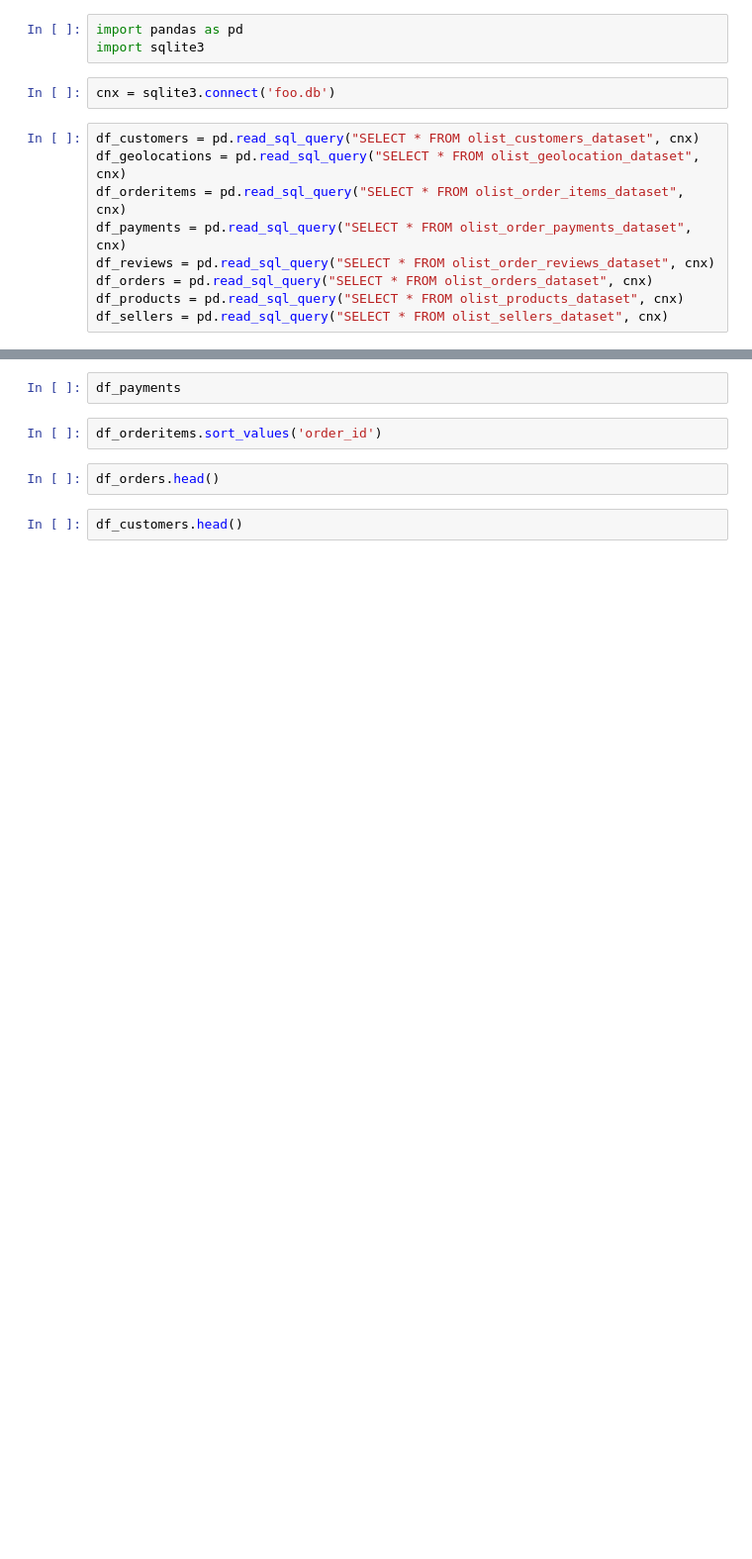
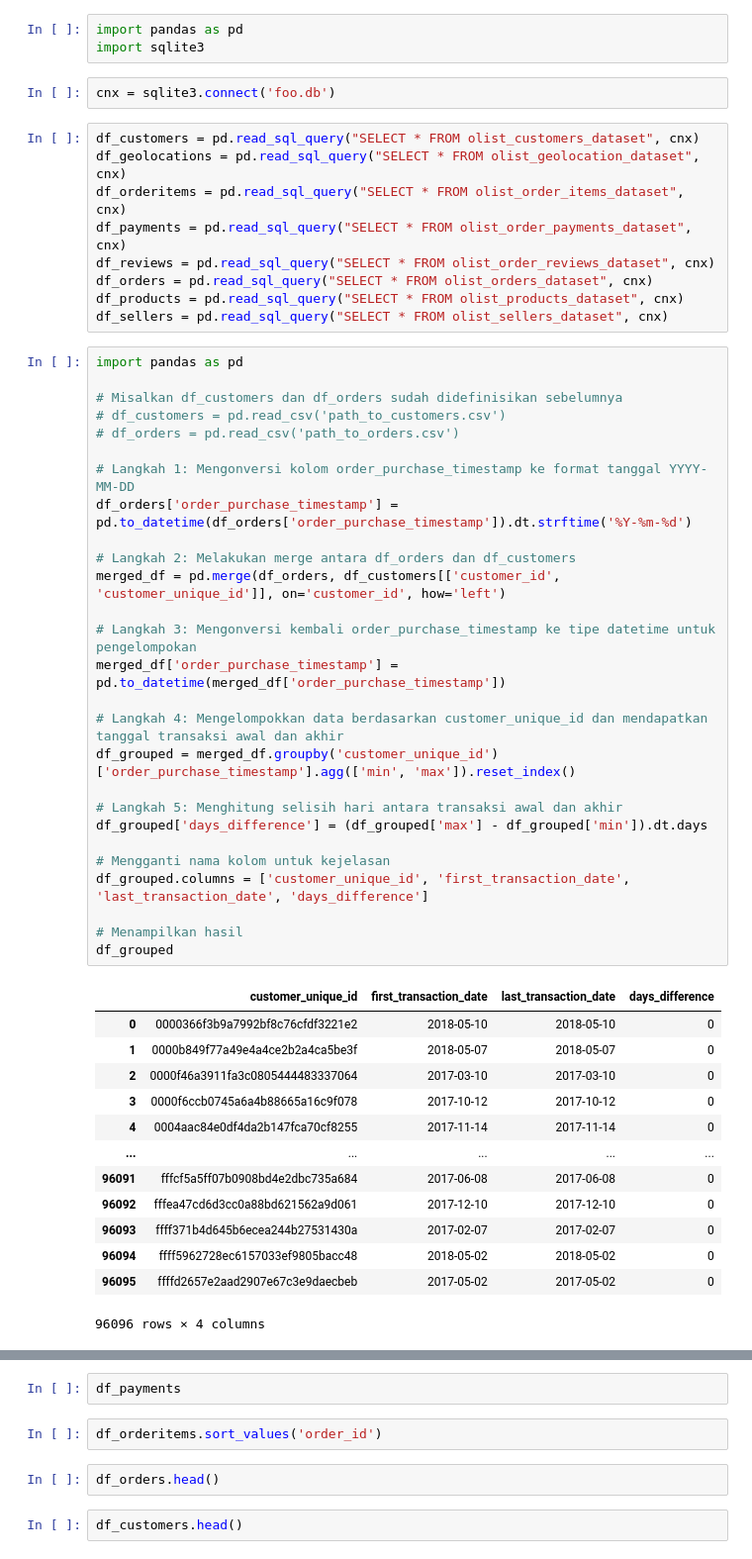
Before and after one commit to BeeGaes/data_grow, a Jupyter notebook: Growia/Modul 9/beginner/beginner.ipynb, the cells around one changed output, grey strips where cells are left out. Shown: that part at 99% size. Cells and saved outputs as stored; diff of their text form; blank space fills up the shorter version.

```diff
--- a/Growia/Modul 9/beginner/beginner.ipynb
+++ b/Growia/Modul 9/beginner/beginner.ipynb
@@ -12,3 +12,44 @@ df_reviews = pd.read_sql_query("SELECT * FROM olist_order_reviews_dataset", cnx)
 df_orders = pd.read_sql_query("SELECT * FROM olist_orders_dataset", cnx)
 df_products = pd.read_sql_query("SELECT * FROM olist_products_dataset", cnx)
 df_sellers = pd.read_sql_query("SELECT * FROM olist_sellers_dataset", cnx)
+# %%
+import pandas as pd
+
+# Misalkan df_customers dan df_orders sudah didefinisikan sebelumnya
+# df_customers = pd.read_csv('path_to_customers.csv')
+# df_orders = pd.read_csv('path_to_orders.csv')
+
+# Langkah 1: Mengonversi kolom order_purchase_timestamp ke format tanggal YYYY-MM-DD
+df_orders['order_purchase_timestamp'] = pd.to_datetime(df_orders['order_purchase_timestamp']).dt.strftime('%Y-%m-%d')
+
+# Langkah 2: Melakukan merge antara df_orders dan df_customers
+merged_df = pd.merge(df_orders, df_customers[['customer_id', 'customer_unique_id']], on='customer_id', how='left')
+
+# Langkah 3: Mengonversi kembali order_purchase_timestamp ke tipe datetime untuk pengelompokan
+merged_df['order_purchase_timestamp'] = pd.to_datetime(merged_df['order_purchase_timestamp'])
+
+# Langkah 4: Mengelompokkan data berdasarkan customer_unique_id dan mendapatkan tanggal transaksi awal dan akhir
+df_grouped = merged_df.groupby('customer_unique_id')['order_purchase_timestamp'].agg(['min', 'max']).reset_index()
+
+# Langkah 5: Menghitung selisih hari antara transaksi awal dan akhir
+df_grouped['days_difference'] = (df_grouped['max'] - df_grouped['min']).dt.days
+
+# Mengganti nama kolom untuk kejelasan
+df_grouped.columns = ['customer_unique_id', 'first_transaction_date', 'last_transaction_date', 'days_difference']
+
+# Menampilkan hasil
+df_grouped
+# %% [output]
+|  | customer_unique_id | first_transaction_date | last_transaction_date | days_difference |
+| 0 | 0000366f3b9a7992bf8c76cfdf3221e2 | 2018-05-10 | 2018-05-10 | 0 |
+| 1 | 0000b849f77a49e4a4ce2b2a4ca5be3f | 2018-05-07 | 2018-05-07 | 0 |
+| 2 | 0000f46a3911fa3c0805444483337064 | 2017-03-10 | 2017-03-10 | 0 |
+| 3 | 0000f6ccb0745a6a4b88665a16c9f078 | 2017-10-12 | 2017-10-12 | 0 |
+| 4 | 0004aac84e0df4da2b147fca70cf8255 | 2017-11-14 | 2017-11-14 | 0 |
+| ... | ... | ... | ... | ... |
+| 96091 | fffcf5a5ff07b0908bd4e2dbc735a684 | 2017-06-08 | 2017-06-08 | 0 |
+| 96092 | fffea47cd6d3cc0a88bd621562a9d061 | 2017-12-10 | 2017-12-10 | 0 |
+| 96093 | ffff371b4d645b6ecea244b27531430a | 2017-02-07 | 2017-02-07 | 0 |
+| 96094 | ffff5962728ec6157033ef9805bacc48 | 2018-05-02 | 2018-05-02 | 0 |
+| 96095 | ffffd2657e2aad2907e67c3e9daecbeb | 2017-05-02 | 2017-05-02 | 0 |
+96096 rows × 4 columns
```
Also changed, not shown: parts of 12 cells of this notebook, 1 other file.
